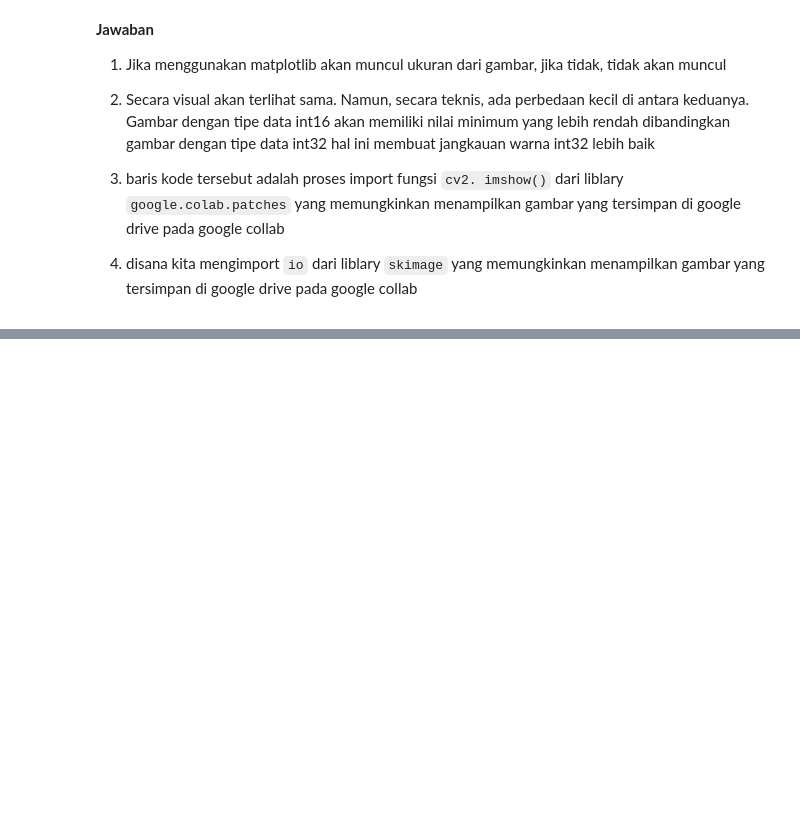
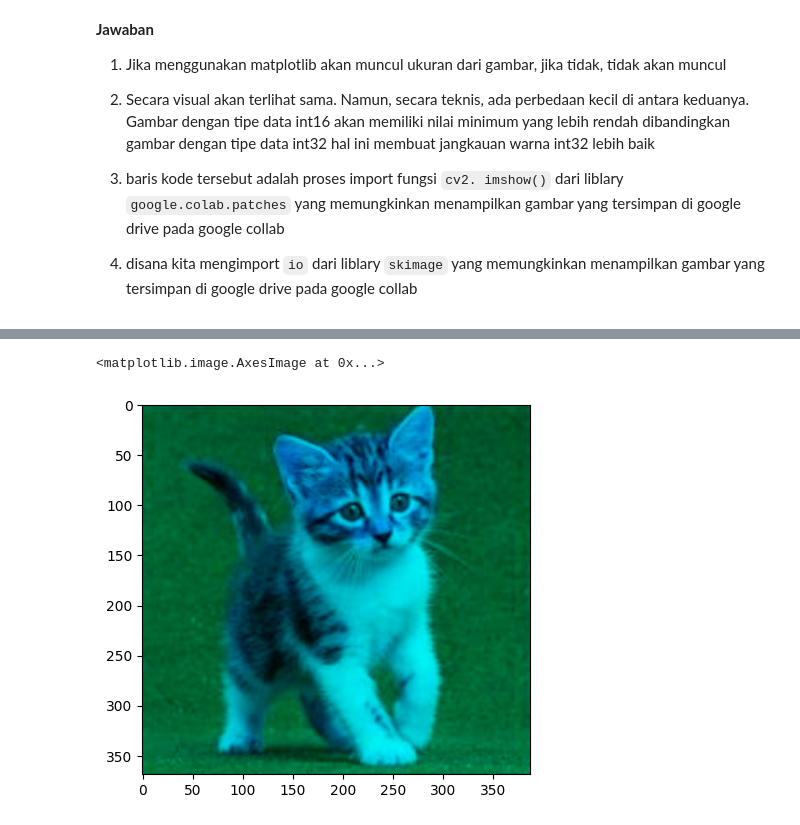
Before and after one commit to Ziedny28/PCVK-Ganjil-2023, a Jupyter notebook: week-02/week2.ipynb, the cells around one changed output, grey strips where cells are left out. Cells and saved outputs as stored; diff of their text form; code cells hidden in the pictures; blank space fills up the shorter version.

```diff
--- a/week-02/week2.ipynb
+++ b/week-02/week2.ipynb
@@ -159,0 +194,8 @@ from skimage import io
+# %%
+img_green_blue = img.copy() #get image
+img_green_blue[:, :, 0] = 0
+
+plt.imshow(img_green_blue)
+# %% [output]
+<matplotlib.image.AxesImage at 0x...>
+[figure, added]
```
Also changed, not shown: parts of 18 cells of this notebook.
